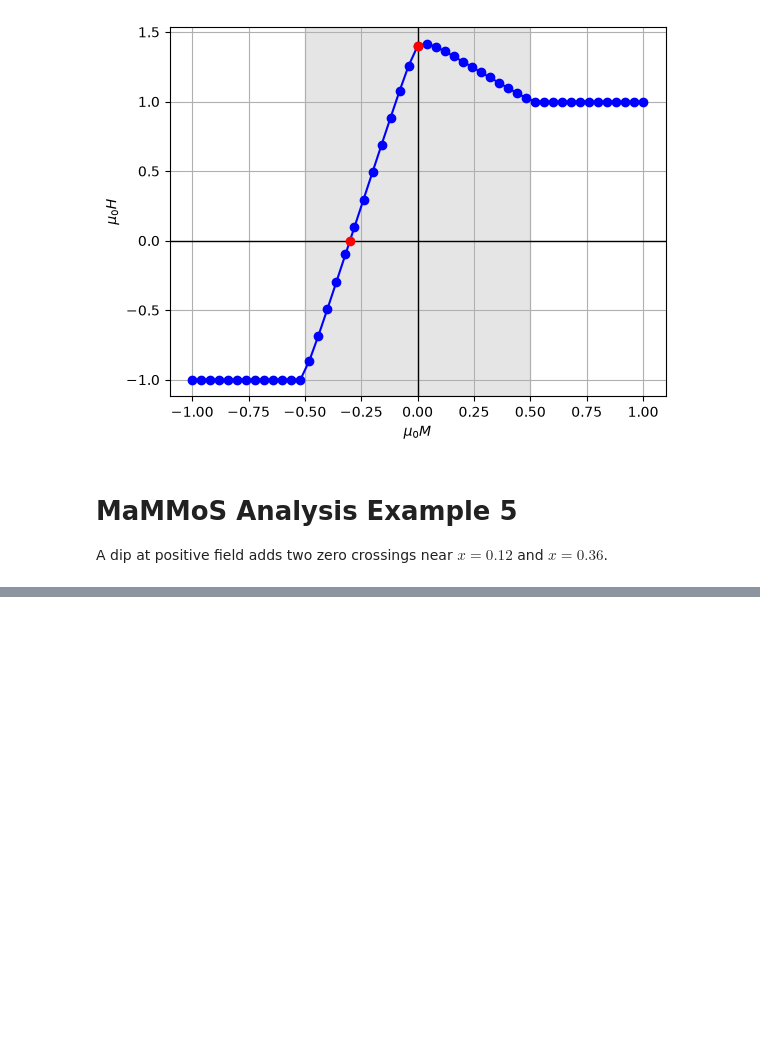
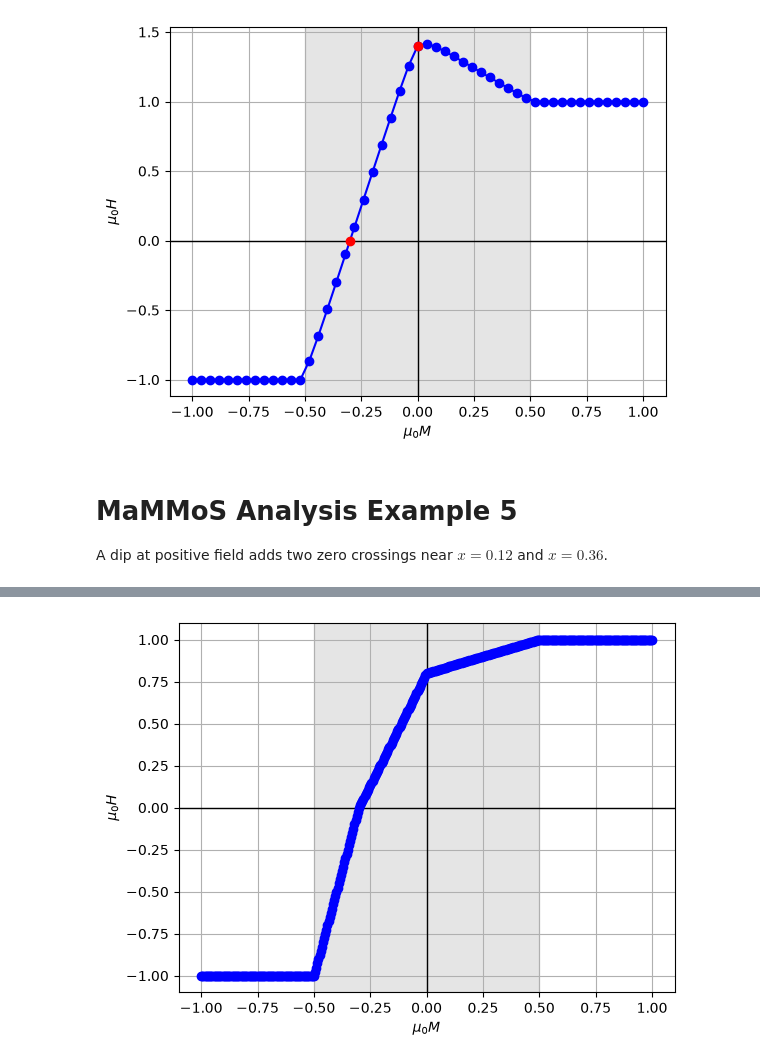
Before and after one commit to AdamsMP92/PolygonHysteresisModeller, a Jupyter notebook: notebooks/examples.ipynb, the cells around one changed output, grey strips where cells are left out. Drawn from its saved outputs; the diff is of its cells as text; code cells hidden in the pictures; blank space fills up the shorter version.

```diff
--- a/notebooks/examples.ipynb
+++ b/notebooks/examples.ipynb
@@ -190,0 +196,19 @@ MaximumEnergyProduct(2.667881233563761e-07 N / m2)
+# %%
+import numpy as np
+
+Xc = [-0.3, 0.0, 10000]  # coercivity anchor (x, y, gain)
+Yr = [0.0, 0.8, 10000]   # remanence anchor (x, y, gain)
+
+smoothness_weights = [1.0, 2e-6]
+saturation_bounds = [0.5, 0.5]
+curve_options = dict(
+    points_per_branch=401,
+    smoothness_weights=smoothness_weights,
+    saturation_bounds=saturation_bounds,
+)
+
+x_ref, y_ref = phm.generate_polygon(**curve_options, anchorpoints=[Xc, Yr])
+
+phm.plot_curve(x_ref, y_ref, saturation_bounds)
+# %% [output]
+[figure, added]
```
Also changed, not shown: parts of 23 cells of this notebook, 2 other files.
